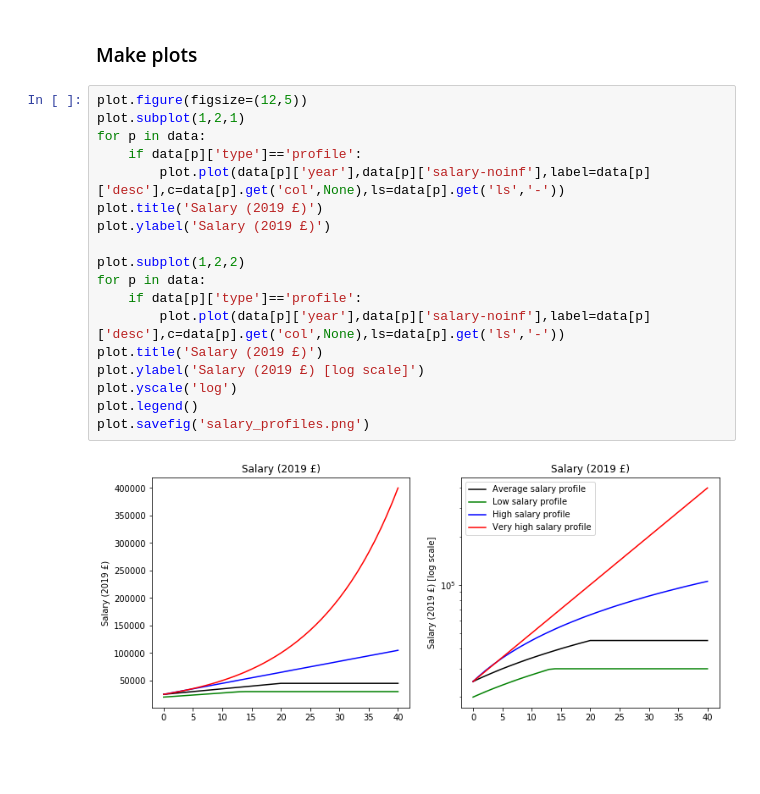
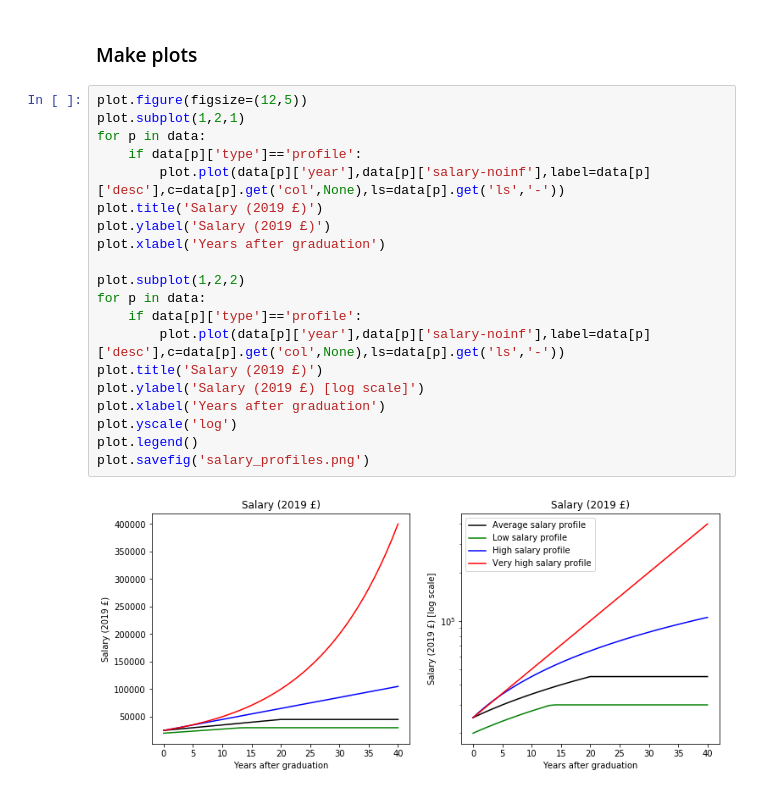
Before and after one commit to chrisnorth/loan-model, a Jupyter notebook: loan-model.ipynb, the cells around one changed output. Saved outputs shown, nothing was run; the diff lists cells and outputs as text; blank space fills up the shorter version.

```diff
--- a/loan-model.ipynb
+++ b/loan-model.ipynb
@@ -142,20 +148,22 @@ for p in data:
 # %%
 plot.figure(figsize=(12,5))
 plot.subplot(1,2,1)
 for p in data:
     if data[p]['type']=='profile':
         plot.plot(data[p]['year'],data[p]['salary-noinf'],label=data[p]['desc'],c=data[p].get('col',None),ls=data[p].get('ls','-'))
 plot.title('Salary (2019 £)')
 plot.ylabel('Salary (2019 £)')
+plot.xlabel('Years after graduation')
 
 plot.subplot(1,2,2)
 for p in data:
     if data[p]['type']=='profile':
         plot.plot(data[p]['year'],data[p]['salary-noinf'],label=data[p]['desc'],c=data[p].get('col',None),ls=data[p].get('ls','-'))
 plot.title('Salary (2019 £)')
 plot.ylabel('Salary (2019 £) [log scale]')
+plot.xlabel('Years after graduation')
 plot.yscale('log')
 plot.legend()
 plot.savefig('salary_profiles.png')
 # %% [output]
-[figure, old version]
+[figure, new version]
```
Also changed, not shown: parts of 17 cells of this notebook, 8 other files.
